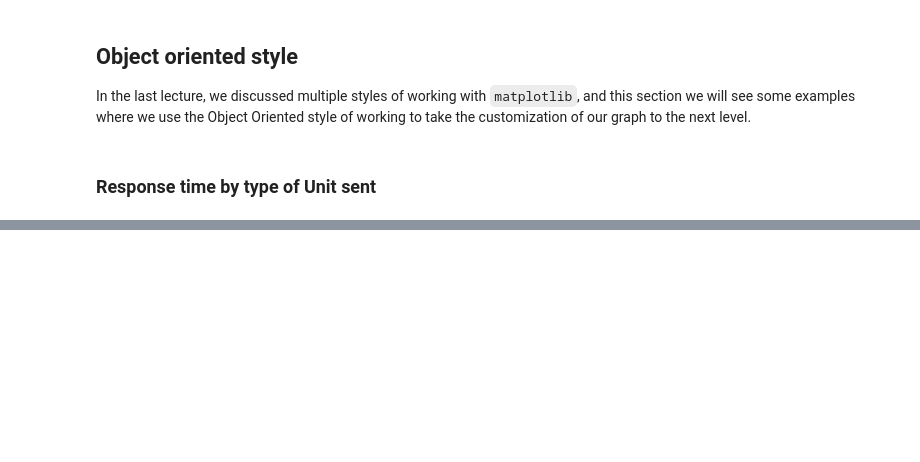
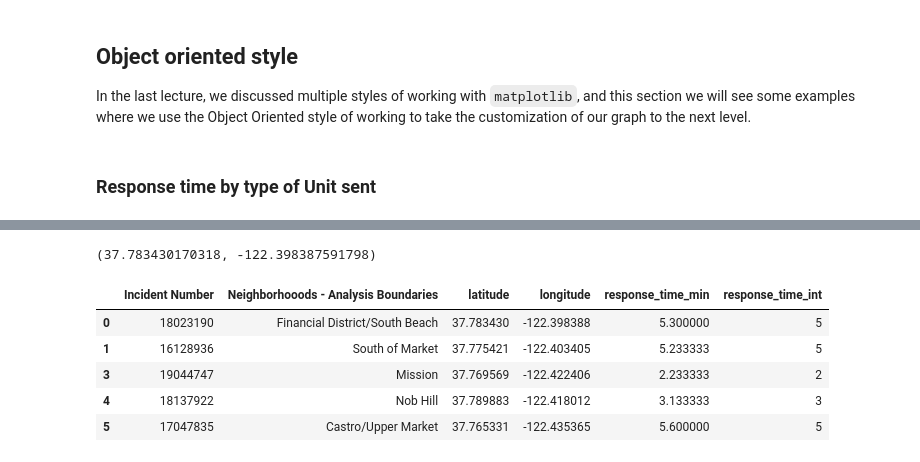
Before and after one commit to amangup/data-analysis-bootcamp, a Jupyter notebook: 11-Matplotlib2/matplotlib2.ipynb, the cells around one changed output, grey strips where cells are left out. Drawn from its saved outputs; the diff is of its cells as text; code cells hidden in the pictures; blank space fills up the shorter version.

```diff
--- a/11-Matplotlib2/matplotlib2.ipynb
+++ b/11-Matplotlib2/matplotlib2.ipynb
@@ -244,0 +242,22 @@ plt.show()
+# %%
+# To parse a tuple string to an actual tuple
+from ast import literal_eval
+literal_eval(df.iloc[0]['Location']) ## example
+# %% [output]
+(37.783430170318, -122.398387591798)
+# %%
+# parse the `Location` column into latitude and longitude columns
+df['latitude'] = df['Location'].apply(lambda x: literal_eval(x)[0])
+df['longitude'] = df['Location'].apply(lambda x: literal_eval(x)[1])
+
+# Get only the columns we need
+df['response_time_int'] = df['response_time_min'].astype(int)
+df_clean = df[(df['response_time_min'] > 0) & (df['response_time_min'] < 60)][['Incident Number', 'Neighborhooods - Analysis Boundaries', 'latitude', 'longitude', 'response_time_min', 'response_time_int']]
+df_clean.head(5)
+# %% [output]
+|  | Incident Number | Neighborhooods - Analysis Boundaries | latitude | longitude | response_time_min | response_time_int |
+| 0 | 18023190 | Financial District/South Beach | 37.783430 | -122.398388 | 5.300000 | 5 |
+| 1 | 16128936 | South of Market | 37.775421 | -122.403405 | 5.233333 | 5 |
+| 3 | 19044747 | Mission | 37.769569 | -122.422406 | 2.233333 | 2 |
+| 4 | 18137922 | Nob Hill | 37.789883 | -122.418012 | 3.133333 | 3 |
+| 5 | 17047835 | Castro/Upper Market | 37.765331 | -122.435365 | 5.600000 | 5 |
```
Also changed, not shown: parts of 16 cells of this notebook, 2 other files.
